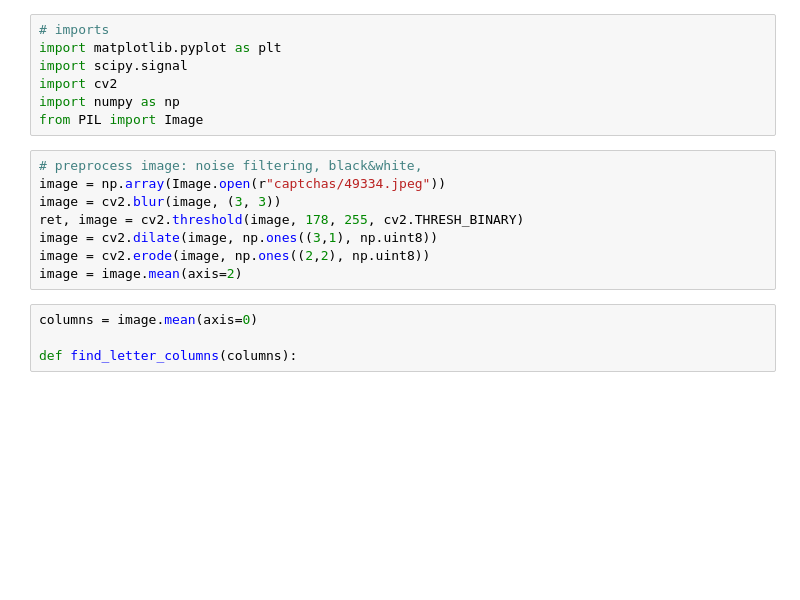
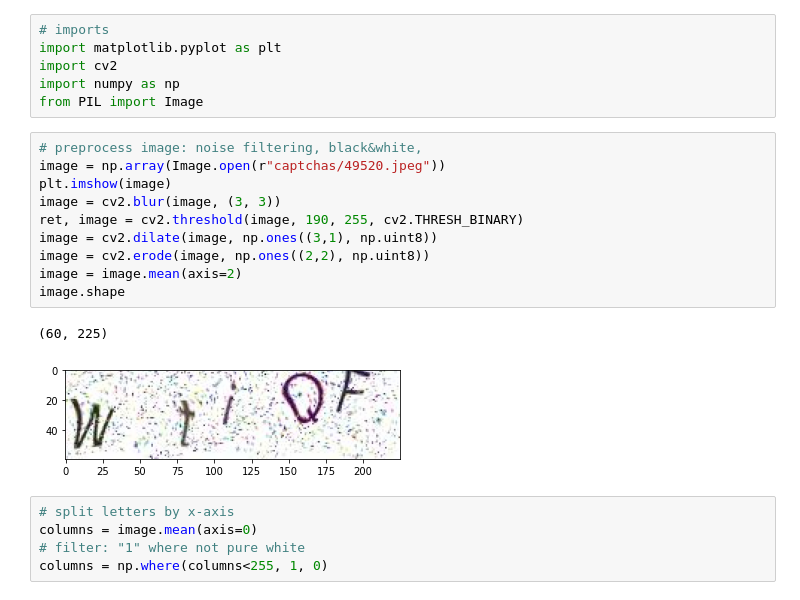
Before and after one commit to PSandro/tum-ub-reserve, a Jupyter notebook: captcha letter seperation.ipynb, the cells around one changed output. Drawn from its saved outputs; the diff is of its cells as text; blank space fills up the shorter version.

Commit message:
rewrite letter detection

```diff
--- a/captcha letter seperation.ipynb
+++ b/captcha letter seperation.ipynb
@@ -1,22 +1,27 @@
 # %%
 # imports
 import matplotlib.pyplot as plt
-import scipy.signal
 import cv2
 import numpy as np
 from PIL import Image
 # %%
 # preprocess image: noise filtering, black&white,
-image = np.array(Image.open(r"captchas/49334.jpeg"))
+image = np.array(Image.open(r"captchas/49520.jpeg"))
+plt.imshow(image)
 image = cv2.blur(image, (3, 3))
-ret, image = cv2.threshold(image, 178, 255, cv2.THRESH_BINARY)
+ret, image = cv2.threshold(image, 190, 255, cv2.THRESH_BINARY)
 image = cv2.dilate(image, np.ones((3,1), np.uint8))
 image = cv2.erode(image, np.ones((2,2), np.uint8))
 image = image.mean(axis=2)
+image.shape
+# %% [output]
+(60, 225)
+[figure, added]
 # %%
+# split letters by x-axis
 columns = image.mean(axis=0)
-
-def find_letter_columns(columns):
+# filter: "1" where not pure white
+columns = np.where(columns<255, 1, 0)
 # %%
 plt.imshow(image, cmap="gray")
 # %% [output]
```
Also changed, not shown: parts of 5 cells of this notebook.
